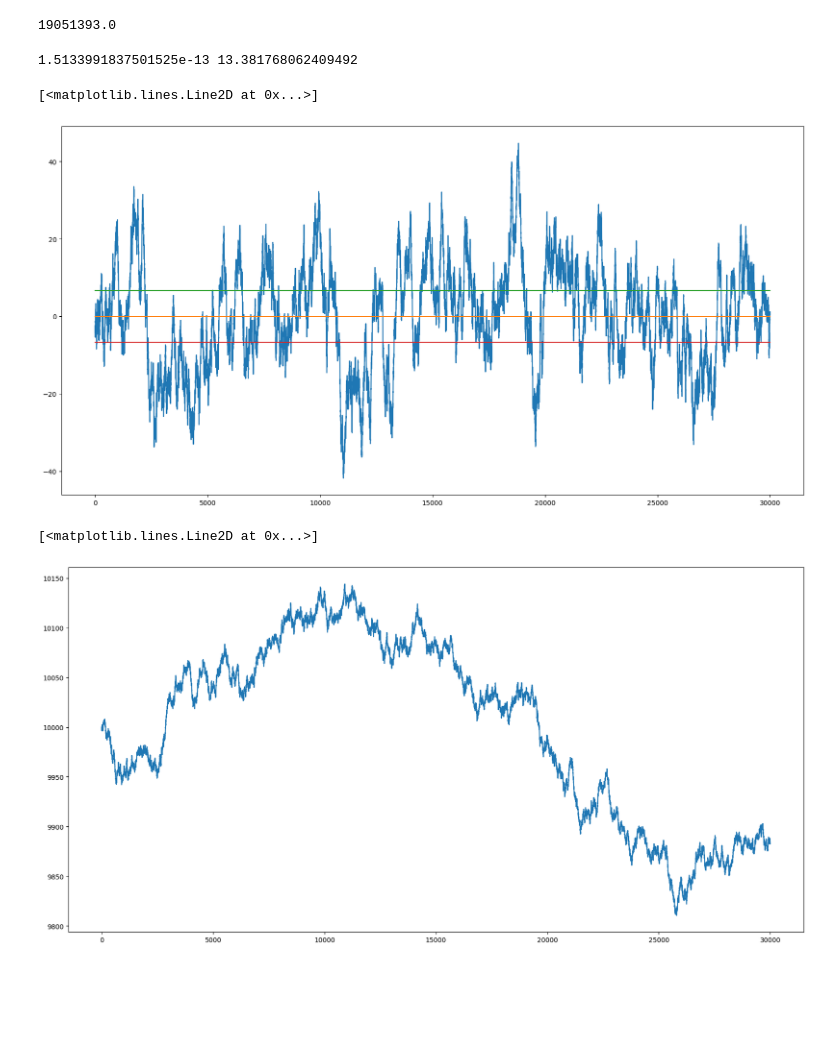
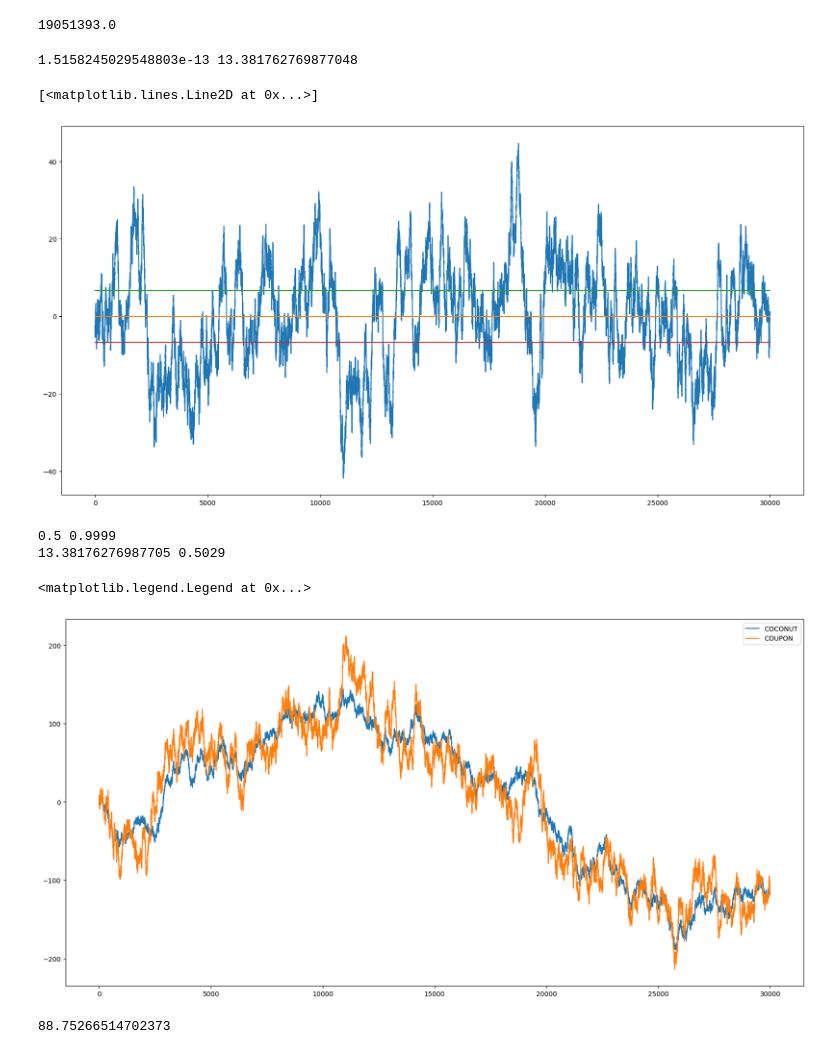
Before and after one commit to simonswe/prosperity2_traderbots, a Jupyter notebook: round4/coconut_vis.ipynb, the cells around one changed output. Drawn from its saved outputs; the diff is of its cells as text; code cells hidden in the pictures; blank space fills up the shorter version.

```diff
--- a/round4/coconut_vis.ipynb
+++ b/round4/coconut_vis.ipynb
@@ -34,11 +34,12 @@ df.tail(20)
 | 19999 | 3 | 2999900 | COCONUT | 9882.0 | 137.0 | 9881.0 | 69.0 | NaN | ... |
 # %%
 size = 30000
-COCONUT_MEAN = 9999.900983333333
-COUPON_MEAN = 635.0464333333333
 
 coconut = np.array(df[df["product"] == "COCONUT"]['mid_price'].to_list()[0:size])
 coupon = np.array(df[df["product"] == "COCONUT_COUPON"]['mid_price'].to_list()[0:size])
+
+COCONUT_MEAN = np.mean(coconut)
+COUPON_MEAN = np.mean(coupon)
 
 times = [i for i in range(size)]
 
@@ -46,7 +47,7 @@ predicted_coupon = [(coco_price - COCONUT_MEAN) * 0.5 + COUPON_MEAN for coco_pri
 
 
 
-ranges = [0.001 * i + 0.3 for i in range(1000)]
+ranges = [0.0001 * i + 0.5 for i in range(1000)]
 print(ranges)
 
 best_rmse = 1e9
@@ -90,12 +91,52 @@ plt.plot(times, [difference_mean for _ in range(size)])
 plt.plot(times, [0.5*difference_std for _ in range(size)])
 plt.plot(times, [-0.5*difference_std for _ in range(size)])
 # %% [output]
-1.5133991837501525e-13 13.381768062409492
+1.5158245029548803e-13 13.381762769877048
 [<matplotlib.lines.Line2D at 0x...>]
 [figure]
+# %%
+size = 30000
+COCONUT_MEAN = 9999.900983333333
+COUPON_MEAN = 635.0464333333333
+
+coconut = np.array(df[df["product"] == "COCONUT"]['mid_price'].to_list()[0:size])
+coupon = np.array(df[df["product"] == "COCONUT_COUPON"]['mid_price'].to_list()[0:size])
+
+times = [i for i in range(size)]
+
+predicted_coupon = [(coco_price - COCONUT_MEAN) * 0.5 + COUPON_MEAN for coco_price in coconut]
+
+
+
+ranges = [0.0001 * i + 0.5 for i in range(5000)]
+print(ranges[0], ranges[-1])
+
+best_rmse = 1e9
+factor = -1
+for i in ranges:
+    predicted_coupon = [(coco_price - COCONUT_MEAN) * i + COUPON_MEAN for coco_price in coconut]
+
+    rmse = np.sqrt(np.mean((predicted_coupon-coupon)**2))
+
+    if rmse < best_rmse:
+        best_rmse = rmse
+        factor = i
+
+print(best_rmse, factor)
+
+delta = (derivative price - derivative mean) / (asset price - asset mean)
+# %% [output]
+0.5 0.9999
+13.38176276987705 0.5029
 # %%
 plt.figure(figsize=(20, 10))
-plt.plot(times, coconut)
+plt.plot(times, coconut-COCONUT_MEAN, label='COCONUT')
+plt.plot(times, 1.988*(coupon-COUPON_MEAN), label='COUPON')
+plt.legend()
 # %% [output]
-[<matplotlib.lines.Line2D at 0x...>]
+<matplotlib.legend.Legend at 0x...>
-[figure, old version]
+[figure, new version]
+# %%
+np.std(coconut)
+# %% [output]
+88.75266514702373
```
Also changed, not shown: parts of 1 cell of this notebook, 2 other files.
